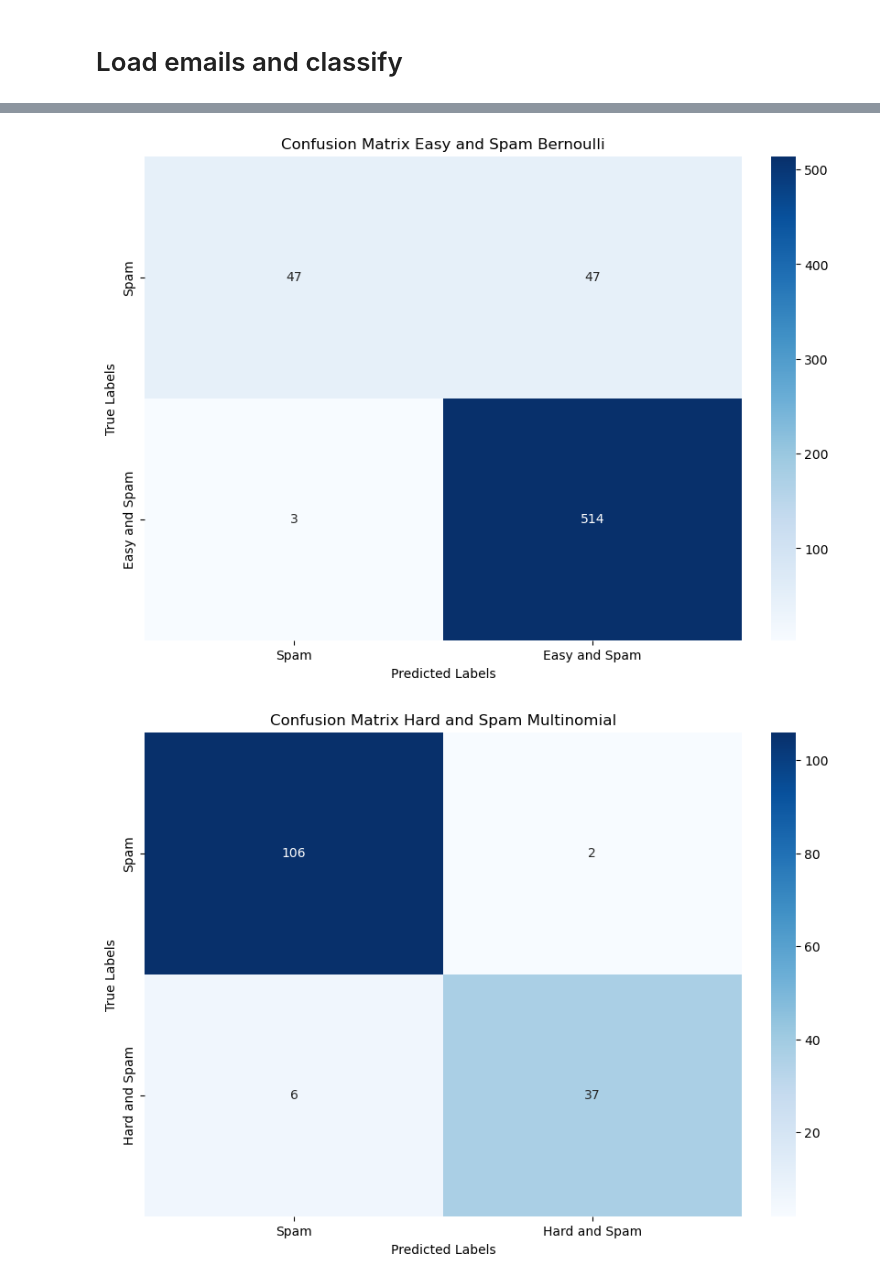
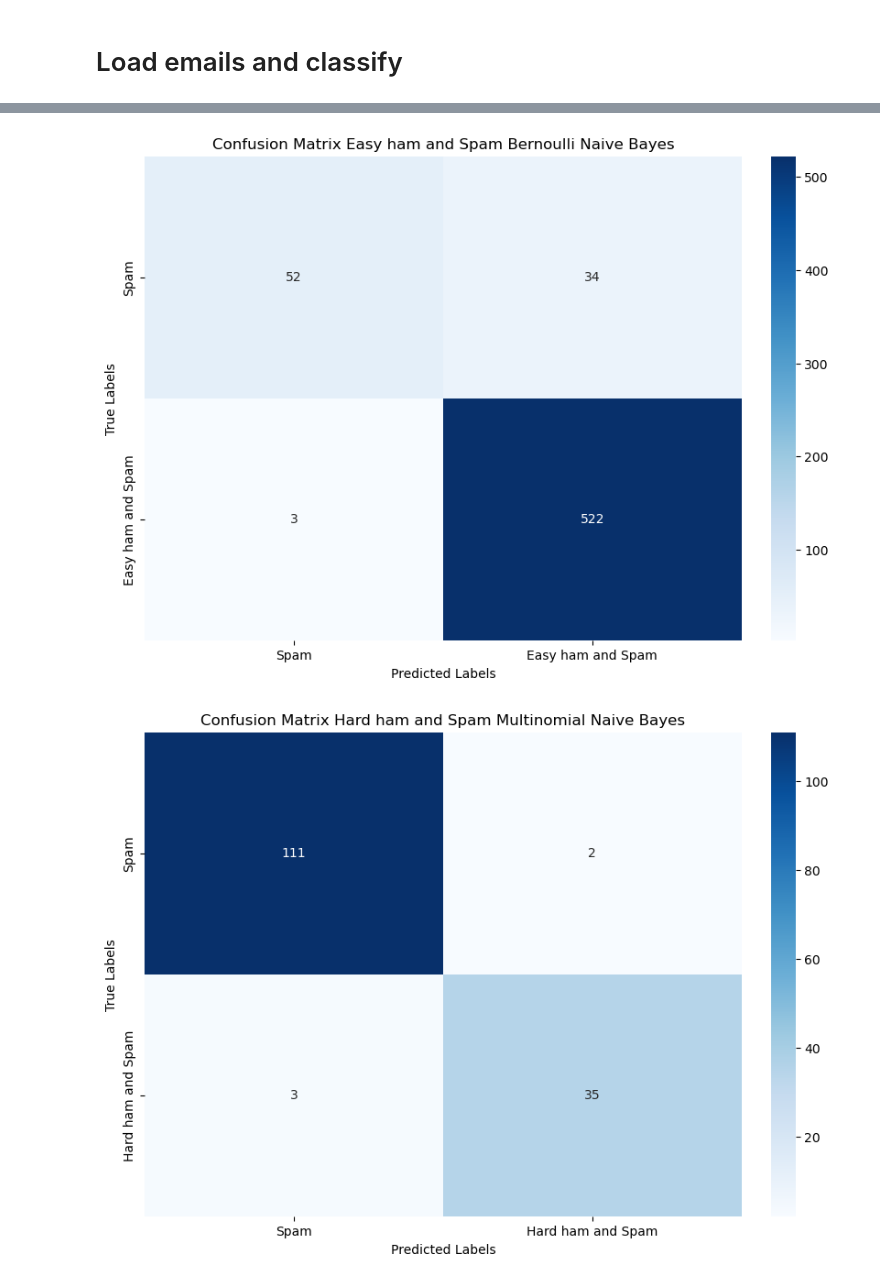
Before and after one commit to olabratt/DIT407, a Jupyter notebook: Assignment3/ola/assignment3.ipynb, the cells around one changed output, grey strips where cells are left out. Saved outputs shown, nothing was run; the diff lists cells and outputs as text; code cells hidden in the pictures.

```diff
--- a/Assignment3/ola/assignment3.ipynb
+++ b/Assignment3/ola/assignment3.ipynb
@@ -44,5 +45,14 @@ def parse_tar_bz2(file_path):
 # %%
-def make_confusion_matrix(y_test, y_pred, title, classifier):
+def evaluate_model(y_test, y_pred, title, classifier):
+
+    accuracy = accuracy_score(y_test, y_pred)
+    precision = precision_score(y_test, y_pred)
+    recall = recall_score(y_test, y_pred)
+    print(title + " " + classifier + " accuracy:", accuracy)
+    print(title + " " + classifier + " precision:", precision)
+    print(title + " " + classifier + " recall:", recall)
+    print(title + " " + classifier + " F1 score:", 2 * (precision * recall) / (precision + recall))
+
     conf_matrix = confusion_matrix(y_test, y_pred)
     fig, ax = pyplot.subplots(figsize=(8, 6), layout='constrained')
     sns.heatmap(conf_matrix, annot=True, cmap='Blues', fmt='d',
@@ -73,14 +83,11 @@ def classify_email(emails, labels, title):
     # Evaluate the classifier
     y_predMNB = classifierMNB.predict(X_test)
     y_predBNB = classifierBNB.predict(X_test)
-    accuracyMNB = accuracy_score(y_test, y_predMNB)
-    accuracyBNB = accuracy_score(y_test, y_predBNB)
 
-    print(title + "Multinomial Naive Bayes accuracy:", accuracyMNB)
-    print(title + "Bernoulli Naive Bayes Accuracy:", accuracyBNB)
 
-    make_confusion_matrix(y_test, y_predMNB, title, "Multinomial")
-    make_confusion_matrix(y_test, y_predBNB, title, "Bernoulli")
+
+    evaluate_model(y_test, y_predMNB, title, "Multinomial Naive Bayes")
+    evaluate_model(y_test, y_predBNB, title, "Bernoulli Naive Bayes")
 # %% [markdown]
 <h1>Load emails and classify</h1>
 # %%
@@ -97,6 +104,6 @@ emails_easy_and_spam = emails_easy_ham + emails_spam
 labels_hard_and_spam = [1] * len(emails_hard_ham) + [0] * len(emails_spam)
 emails_hard_and_spam = emails_hard_ham + emails_spam
 
-classify_email(emails_easy_and_spam, labels_easy_and_spam, "Easy and Spam")
-classify_email(emails_hard_and_spam, labels_hard_and_spam, "Hard and Spam")
+classify_email(emails_easy_and_spam, labels_easy_and_spam, "Easy ham and Spam")
+classify_email(emails_hard_and_spam, labels_hard_and_spam, "Hard ham and Spam")
 # %% [output]
@@ -108,2 +127,2 @@ Hard and SpamBernoulli Naive Bayes Accuracy: 0.8741721854304636
-[figure, old version]
+[figure, new version]
-[figure, old version]
+[figure, new version]
```
Also changed, not shown: parts of 3 cells of this notebook.
